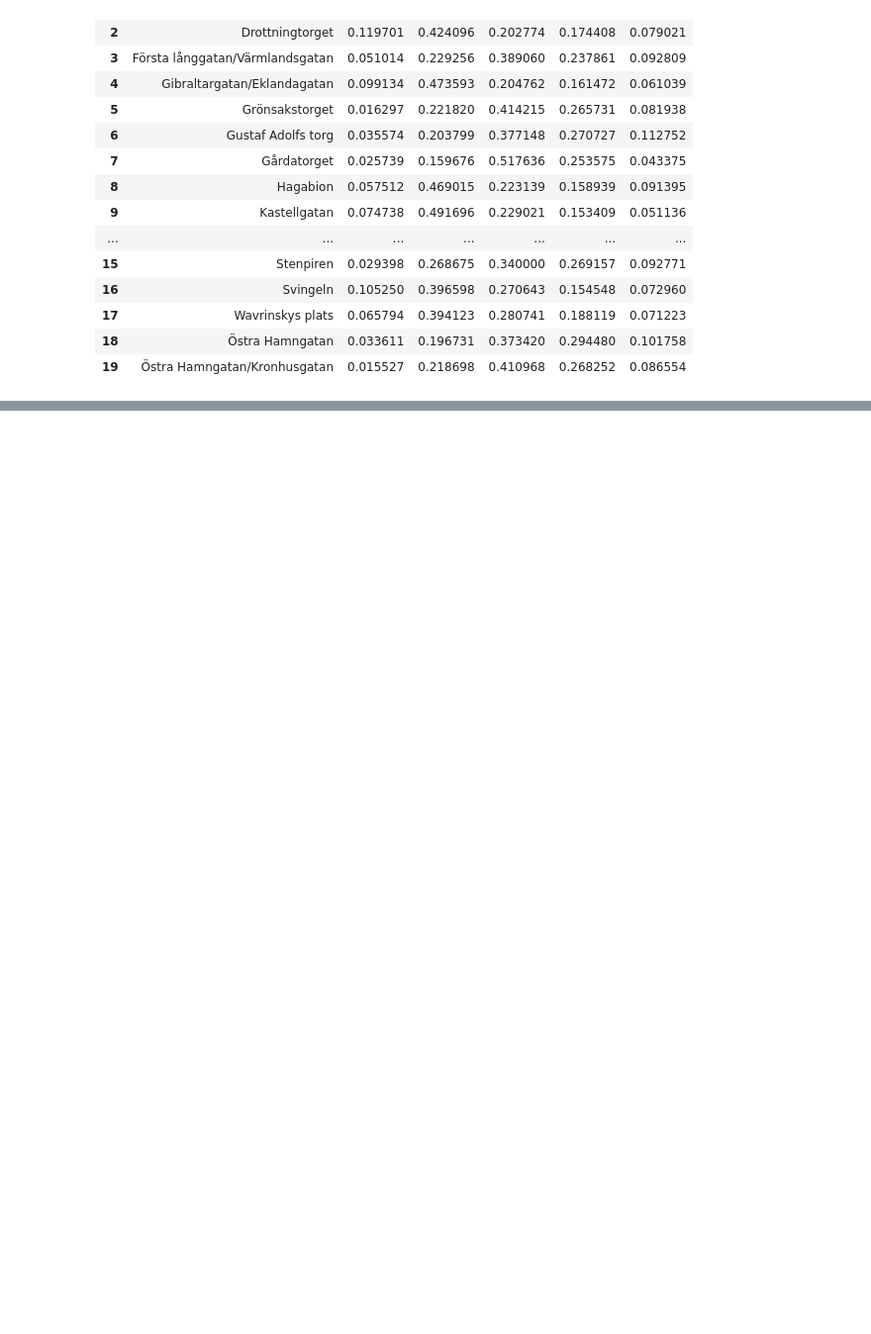
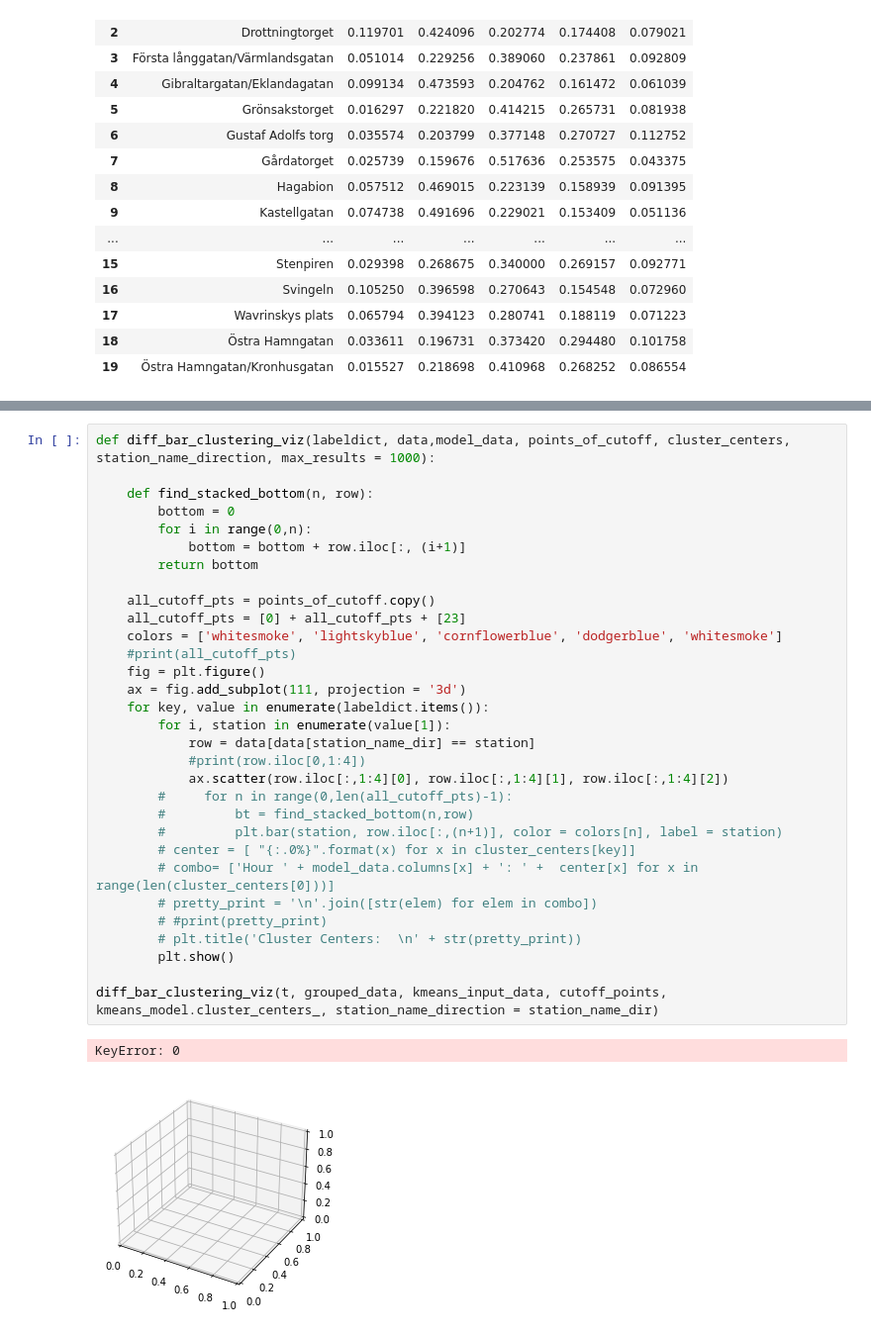
Before and after one commit to flowton/bike-rental, a Jupyter notebook: bike-rental-gbg.ipynb, the cells around one changed output, grey strips where cells are left out. Shown: that part at 99% size. Saved outputs shown, nothing was run; the diff lists cells and outputs as text; blank space fills up the shorter version.

```diff
--- a/bike-rental-gbg.ipynb
+++ b/bike-rental-gbg.ipynb
@@ -853,0 +856,34 @@ temp = grouped_data
+# %%
+def diff_bar_clustering_viz(labeldict, data,model_data, points_of_cutoff, cluster_centers, station_name_direction, max_results = 1000):
+
+    def find_stacked_bottom(n, row):
+        bottom = 0
+        for i in range(0,n):
+            bottom = bottom + row.iloc[:, (i+1)]
+        return bottom
+
+    all_cutoff_pts = points_of_cutoff.copy()
+    all_cutoff_pts = [0] + all_cutoff_pts + [23]
+    colors = ['whitesmoke', 'lightskyblue', 'cornflowerblue', 'dodgerblue', 'whitesmoke']
+    #print(all_cutoff_pts)
+    fig = plt.figure()
+    ax = fig.add_subplot(111, projection = '3d')
+    for key, value in enumerate(labeldict.items()):
+        for i, station in enumerate(value[1]):
+            row = data[data[station_name_dir] == station]
+            #print(row.iloc[0,1:4])
+            ax.scatter(row.iloc[:,1:4][0], row.iloc[:,1:4][1], row.iloc[:,1:4][2])
+        #     for n in range(0,len(all_cutoff_pts)-1):
+        #         bt = find_stacked_bottom(n,row)
+        #         plt.bar(station, row.iloc[:,(n+1)], color = colors[n], label = station)
+        # center = [ "{:.0%}".format(x) for x in cluster_centers[key]]
+        # combo= ['Hour ' + model_data.columns[x] + ': ' +  center[x] for x in range(len(cluster_centers[0]))]
+        # pretty_print = '\n'.join([str(elem) for elem in combo])
+        # #print(pretty_print)
+        # plt.title('Cluster Centers:  \n' + str(pretty_print))
+        plt.show()
+
+diff_bar_clustering_viz(t, grouped_data, kmeans_input_data, cutoff_points, kmeans_model.cluster_centers_, station_name_direction = station_name_dir)
+# %% [output]
+KeyError: 0
+[figure, added]
```
Also changed, not shown: parts of 24 cells of this notebook.
